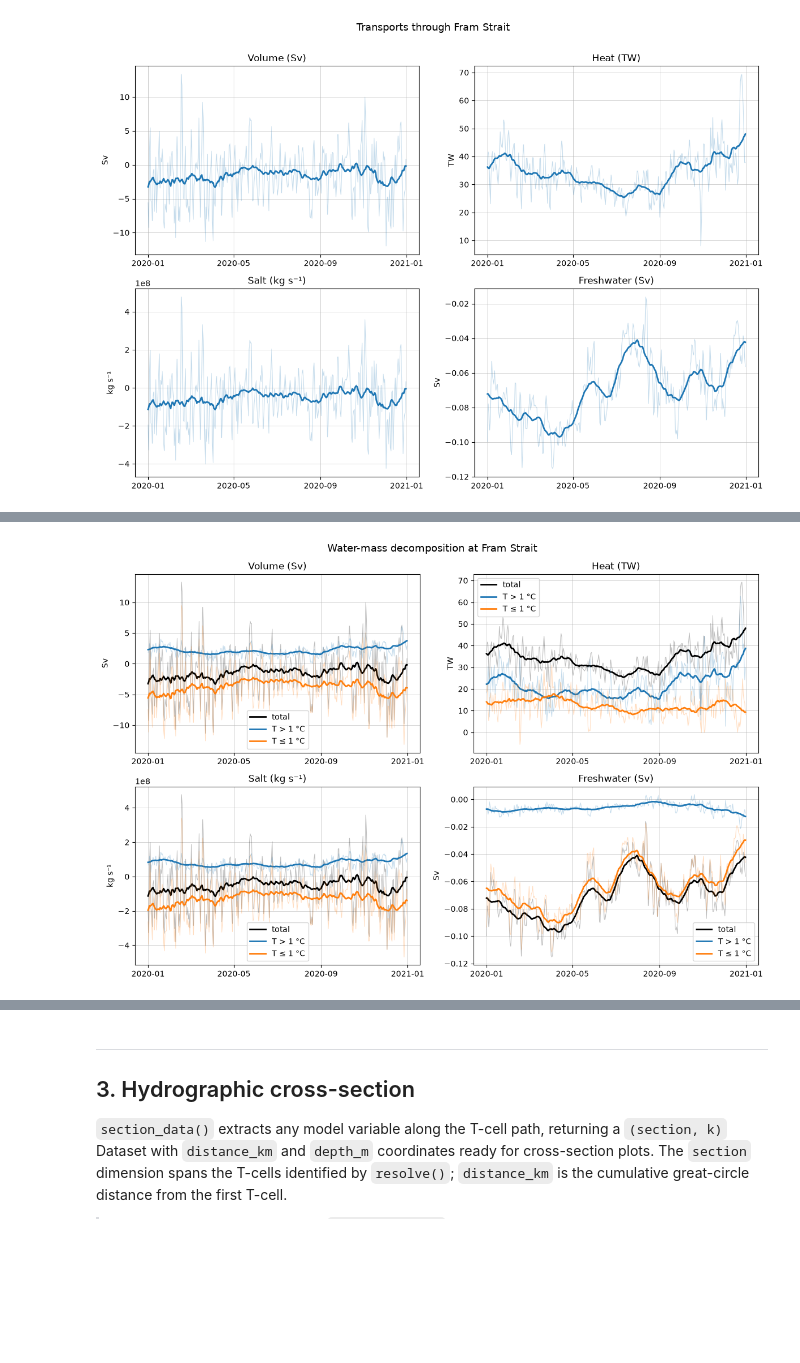
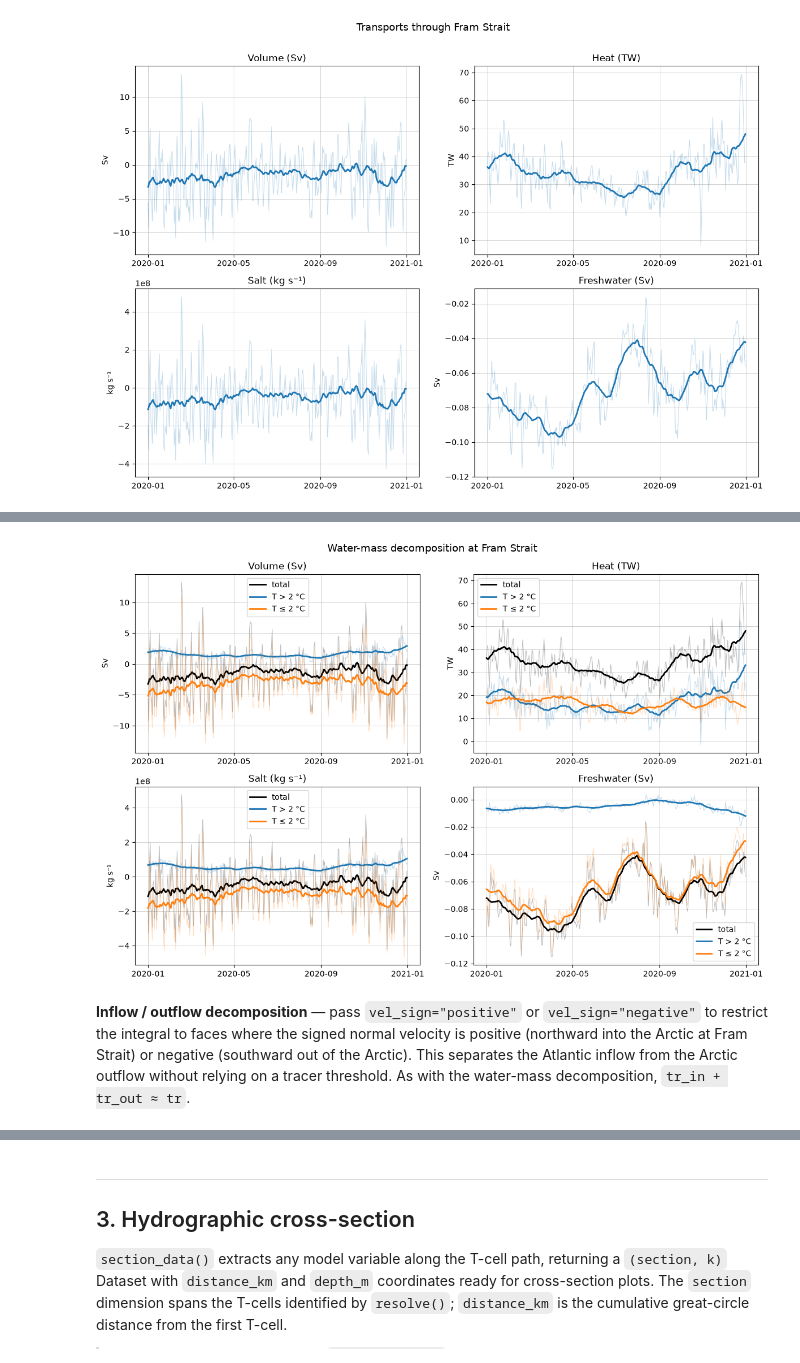
Before and after one commit to nansencenter/xhycom, a Jupyter notebook: docs/transects_transports.ipynb, the cells around one changed output, grey strips where cells are left out. Cells and saved outputs as stored; diff of their text form; code cells hidden in the pictures; blank space fills up the shorter version.

```diff
--- a/docs/transects_transports.ipynb
+++ b/docs/transects_transports.ipynb
@@ -378,8 +378,8 @@ This cleanly separates inflow and outflow by water-mass class.  By construction
 # %%
 %%time
 
-# Atlantic Water: T > 1 °C
-tr_aw = xhycom.transport(ds, fs_on_hycom, constraints={"temp": ("gt", 1.0)}).compute()
-# Polar/Arctic Water: T ≤ 1 °C
-tr_pw = xhycom.transport(ds, fs_on_hycom, constraints={"temp": ("le", 1.0)}).compute()
+# Atlantic Water: T > 2 °C
+tr_aw = xhycom.transport(ds, fs_on_hycom, constraints={"temp": ("gt", 2.0)}).compute()
+# Polar/Arctic Water: T ≤ 2 °C
+tr_pw = xhycom.transport(ds, fs_on_hycom, constraints={"temp": ("le", 2.0)}).compute()
 # %% [output]
@@ -388,12 +388,14 @@ Wall time: 3min 11s
 # %%
 fig, axs = plt.subplots(2, 2, figsize=(12, 8))
 plot_transports(
     axs,
     [tr, tr_aw, tr_pw],
-    labels=["total", "T > 1 °C", "T ≤ 1 °C"],
+    labels=["total", "T > 2 °C", "T ≤ 2 °C"],
     colors=["k", None, None],
 )
 fig.suptitle("Water-mass decomposition at Fram Strait", fontsize=13)
 plt.tight_layout()
 # %% [output]
-[figure, old version]
+[figure, new version]
+# %% [markdown]
+**Inflow / outflow decomposition** — pass `vel_sign="positive"` or `vel_sign="negative"` to restrict the integral to faces where the signed normal velocity is positive (northward into the Arctic at Fram Strait) or negative (southward out of the Arctic).  This separates the Atlantic inflow from the Arctic outflow without relying on a tracer threshold.  As with the water-mass decomposition, `tr_in + tr_out ≈ tr`.
```
Also changed, not shown: parts of 6 cells of this notebook, 2 other files.
